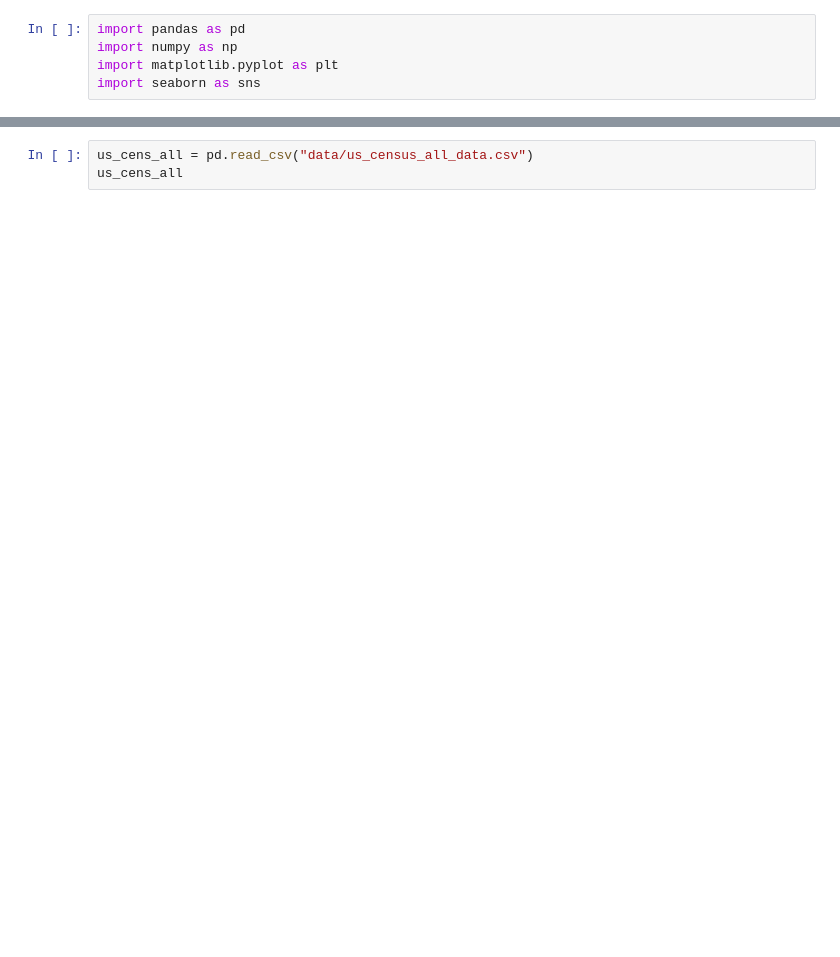
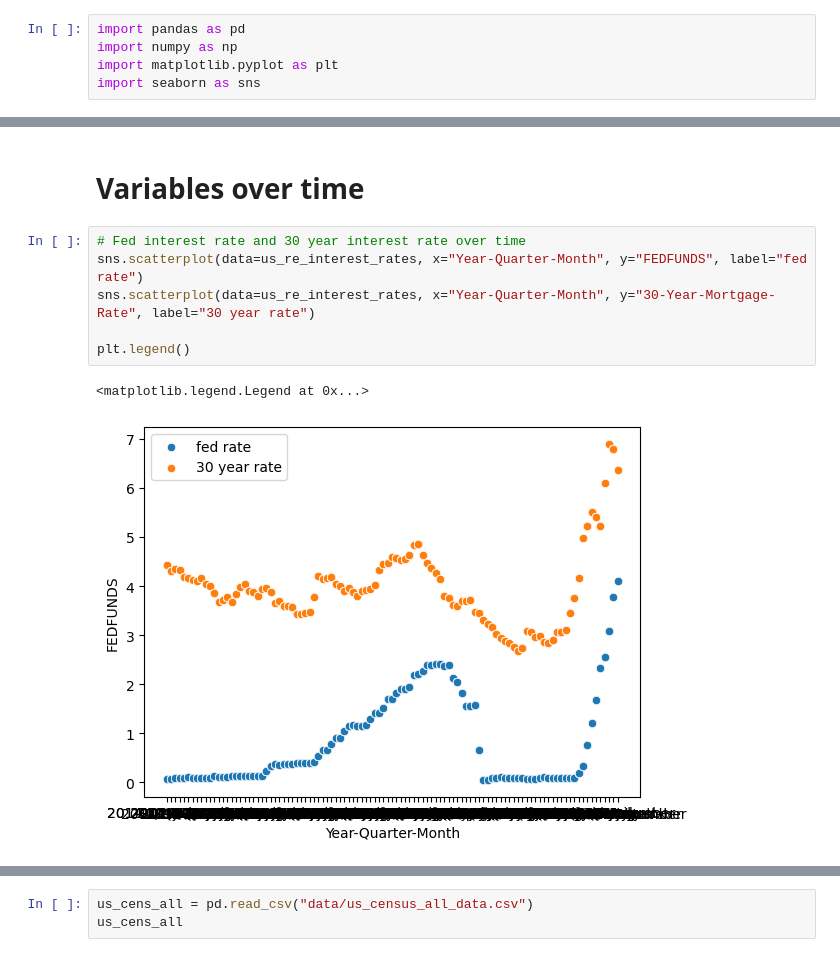
Before and after one commit to east-01/ir-ho-relationships, a Jupyter notebook: DataManipulation.ipynb, the cells around one changed output, grey strips where cells are left out. Saved outputs shown, nothing was run; the diff lists cells and outputs as text; blank space fills up the shorter version.

```diff
--- a/DataManipulation.ipynb
+++ b/DataManipulation.ipynb
@@ -31,0 +80,11 @@ cali_house_prices
+# %% [markdown]
+# Variables over time
+# %%
+# Fed interest rate and 30 year interest rate over time
+sns.scatterplot(data=us_re_interest_rates, x="Year-Quarter-Month", y="FEDFUNDS", label="fed rate")
+sns.scatterplot(data=us_re_interest_rates, x="Year-Quarter-Month", y="30-Year-Mortgage-Rate", label="30 year rate")
+
+plt.legend()
+# %% [output]
+<matplotlib.legend.Legend at 0x...>
+[figure, added]
```
Also changed, not shown: parts of 21 cells of this notebook.
